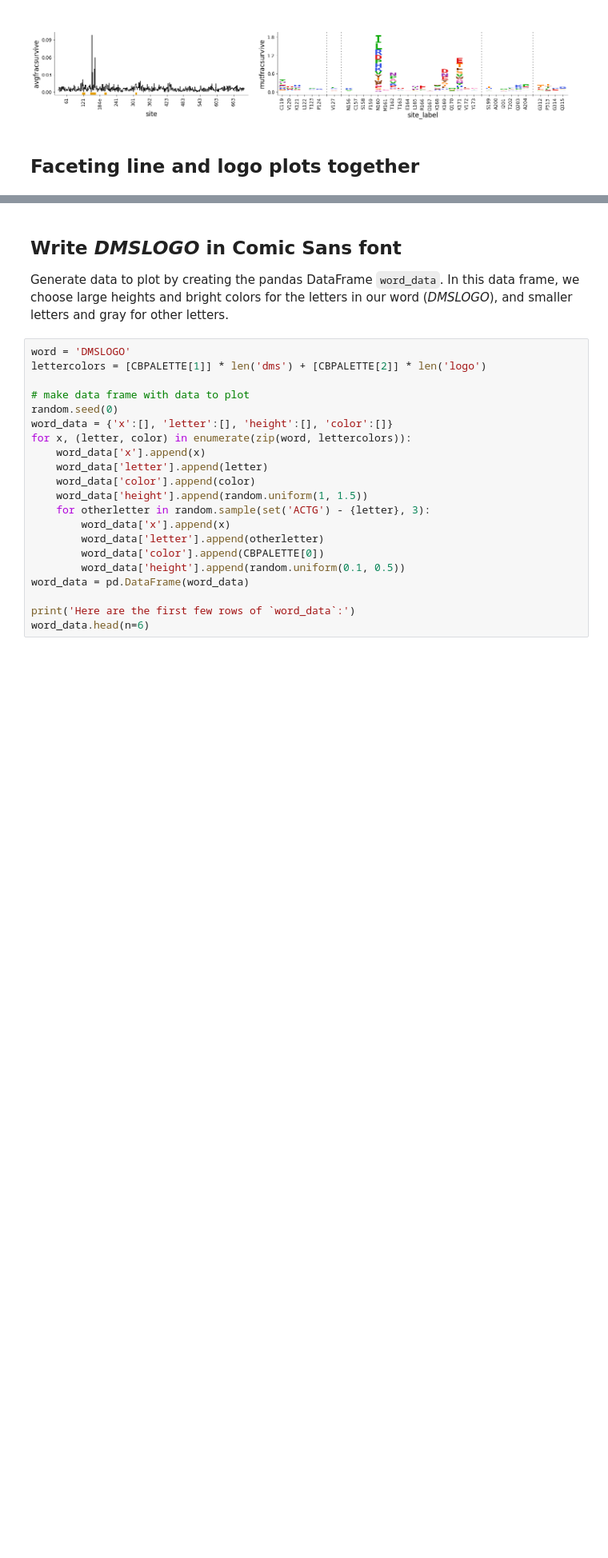
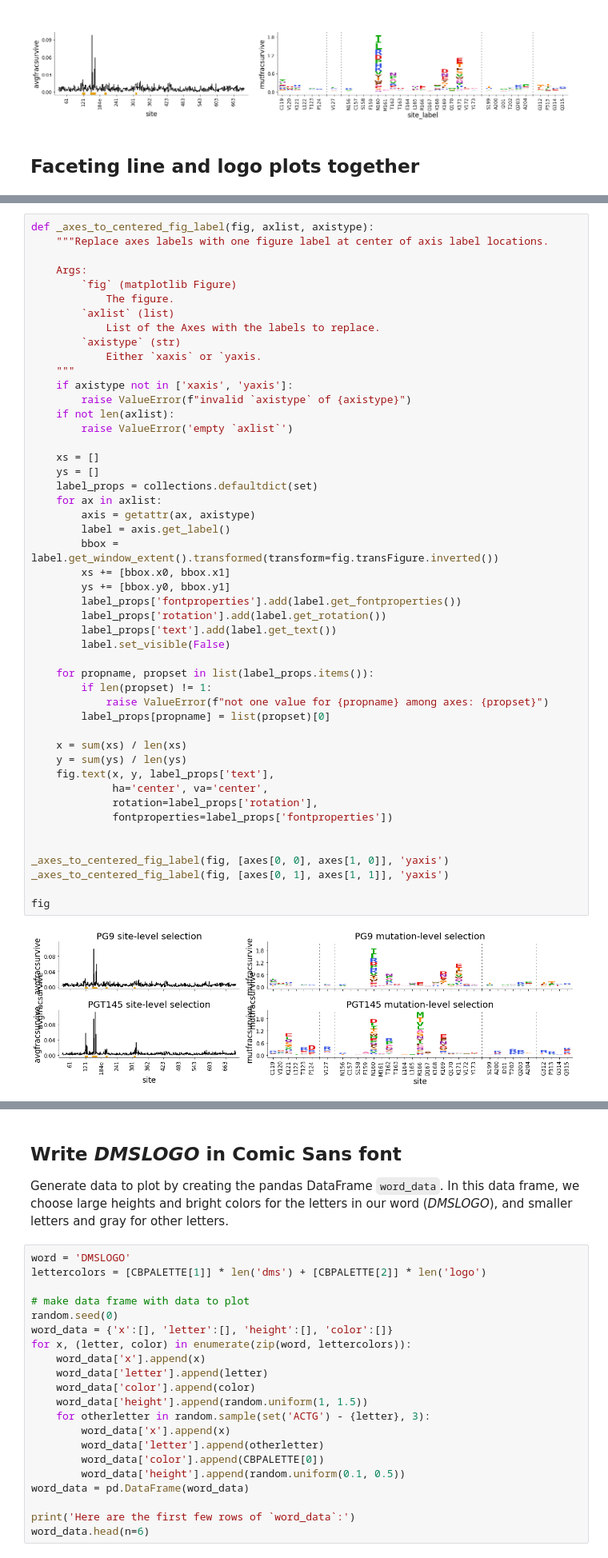
Before and after one commit to jbloomlab/dmslogo, a Jupyter notebook: example.ipynb, the cells around one changed output, grey strips where cells are left out. Shown at 80% size. Drawn from its saved outputs; the diff is of its cells as text; blank space fills up the shorter version.

```diff
--- a/example.ipynb
+++ b/example.ipynb
@@ -517 +551,51 @@ facet_plot(
+# %%
+def _axes_to_centered_fig_label(fig, axlist, axistype):
+    """Replace axes labels with one figure label at center of axis label locations.
+
+    Args:
+        `fig` (matplotlib Figure)
+            The figure.
+        `axlist` (list)
+            List of the Axes with the labels to replace.
+        `axistype` (str)
+            Either `xaxis` or `yaxis.
+    """
+    if axistype not in ['xaxis', 'yaxis']:
+        raise ValueError(f"invalid `axistype` of {axistype}")
+    if not len(axlist):
+        raise ValueError('empty `axlist`')
+
+    xs = []
+    ys = []
+    label_props = collections.defaultdict(set)
+    for ax in axlist:
+        axis = getattr(ax, axistype)
+        label = axis.get_label()
+        bbox = label.get_window_extent().transformed(transform=fig.transFigure.inverted())
+        xs += [bbox.x0, bbox.x1]
+        ys += [bbox.y0, bbox.y1]
+        label_props['fontproperties'].add(label.get_fontproperties())
+        label_props['rotation'].add(label.get_rotation())
+        label_props['text'].add(label.get_text())
+        label.set_visible(False)
+
+    for propname, propset in list(label_props.items()):
+        if len(propset) != 1:
+            raise ValueError(f"not one value for {propname} among axes: {propset}")
+        label_props[propname] = list(propset)[0]
+
+    x = sum(xs) / len(xs)
+    y = sum(ys) / len(ys)
+    fig.text(x, y, label_props['text'],
+             ha='center', va='center',
+             rotation=label_props['rotation'],
+             fontproperties=label_props['fontproperties'])
+
+
+_axes_to_centered_fig_label(fig, [axes[0, 0], axes[1, 0]], 'yaxis')
+_axes_to_centered_fig_label(fig, [axes[0, 1], axes[1, 1]], 'yaxis')
+
+fig
+# %% [output]
+[figure, added]
 # %%
```
Also changed, not shown: parts of 9 cells of this notebook.
